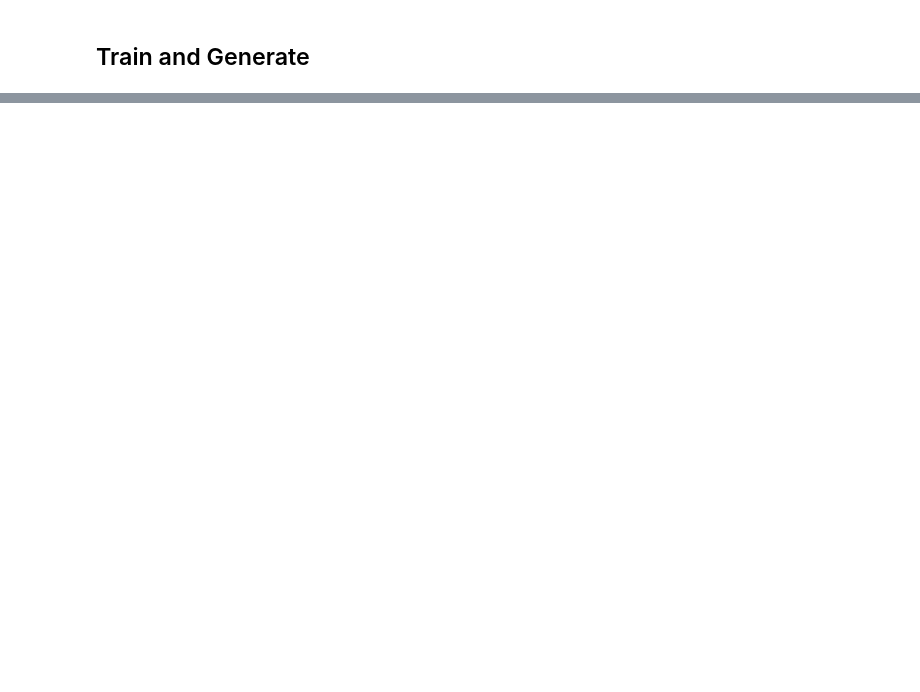
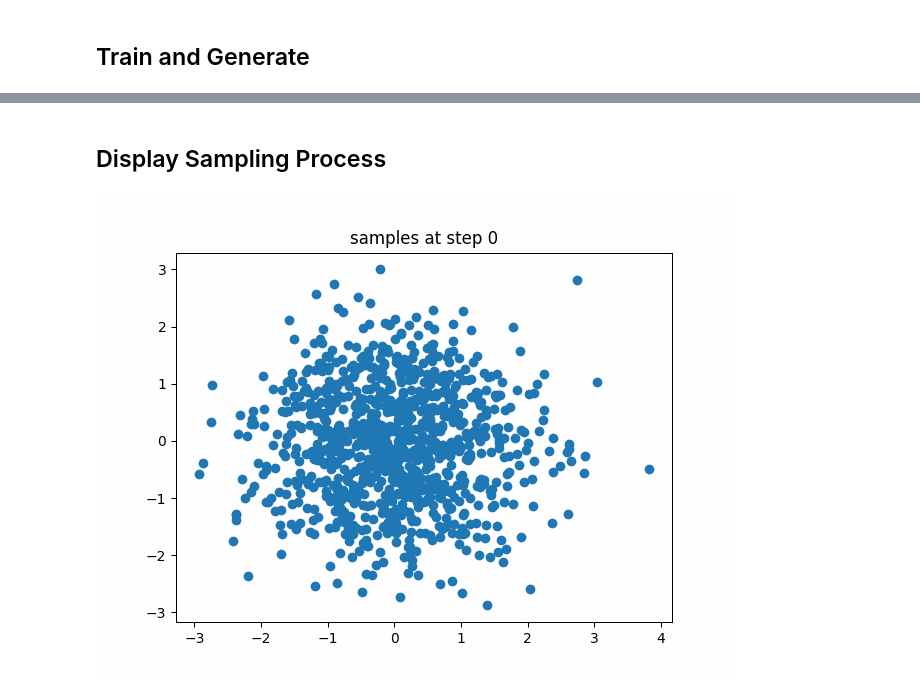
Before and after one commit to karush17/toy_examples, a Jupyter notebook: flow_matching.ipynb, the cells around one changed output, grey strips where cells are left out. Saved outputs shown, nothing was run; the diff lists cells and outputs as text; code cells hidden in the pictures; blank space fills up the shorter version.

```diff
--- a/flow_matching.ipynb
+++ b/flow_matching.ipynb
@@ -175,0 +202,9 @@ Step 19500 | 20000: Loss - 0.9684368371963501
+# %% [markdown]
+## Display Sampling Process
+# %%
+from IPython.display import Image
+
+file_path = '/content/samples.gif'
+Image(filename=file_path,embed=True)
+# %% [output]
+[figure, added]
```
Also changed, not shown: parts of 6 cells of this notebook.
